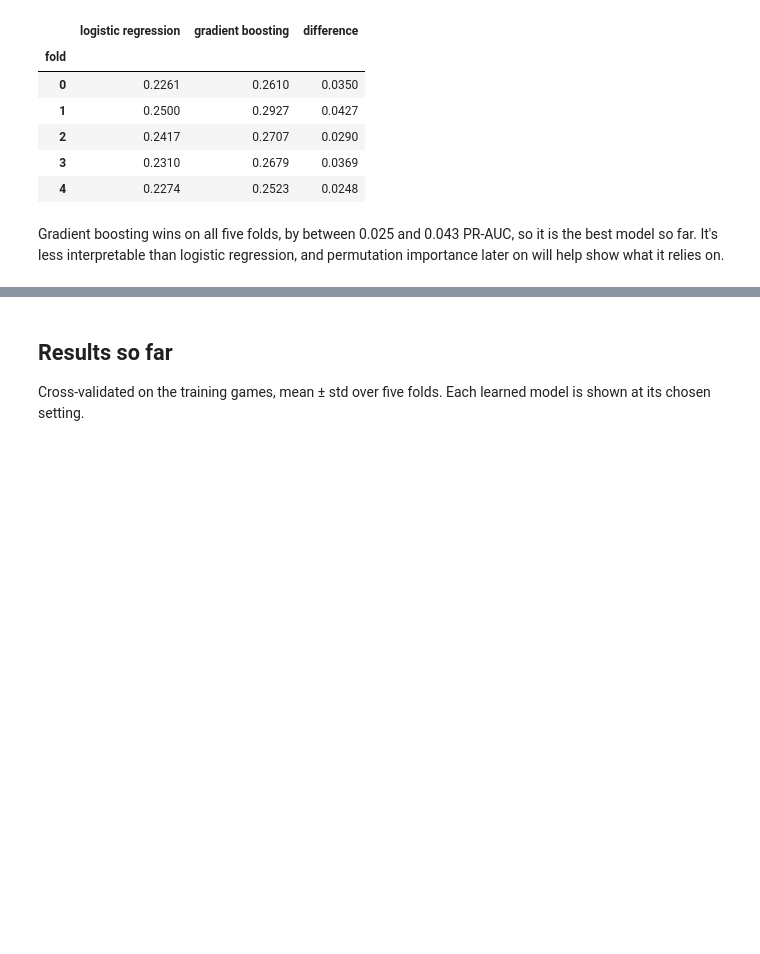
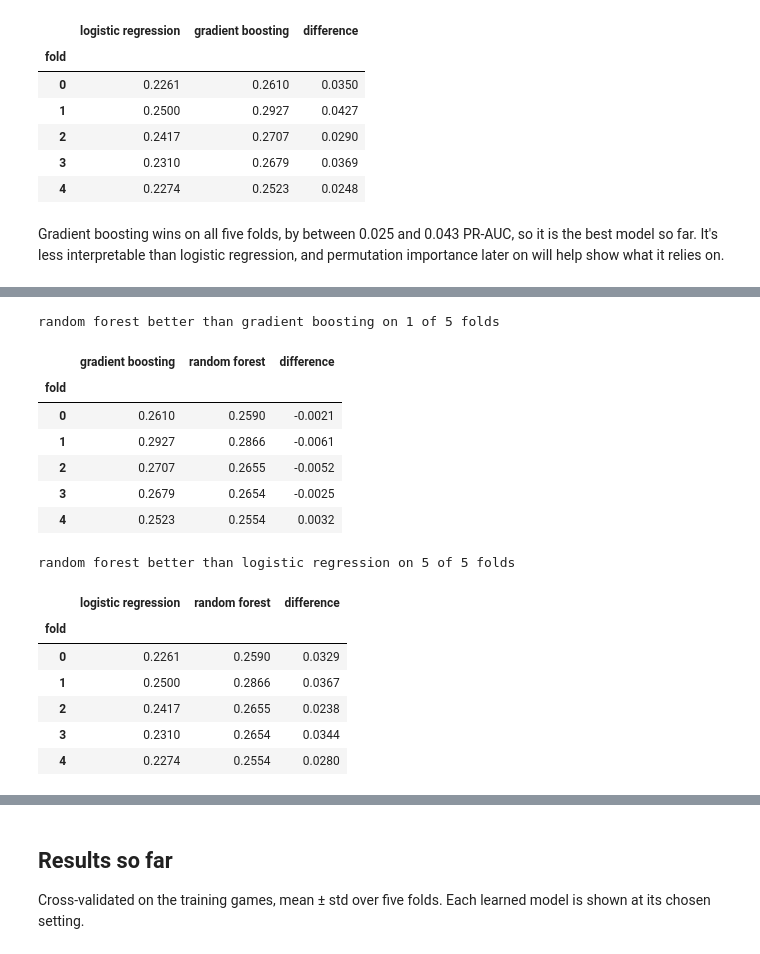
Before and after one commit to patrick-oreilly/chess-blunder-risk, a Jupyter notebook: notebooks/04_model_comparison.ipynb, the cells around one changed output, grey strips where cells are left out. Cells and saved outputs as stored; diff of their text form; code cells hidden in the pictures; blank space fills up the shorter version.

```diff
--- a/notebooks/04_model_comparison.ipynb
+++ b/notebooks/04_model_comparison.ipynb
@@ -248,0 +313,23 @@ help show what it relies on.
+# %%
+for rival, scores in [('gradient boosting', gb.fold_scores), ('logistic regression', lr.fold_scores)]:
+    paired = modelling.fold_differences(scores, rf.fold_scores).rename(
+        columns={'a': rival, 'b': 'random forest', 'b - a': 'difference'})
+    print(f"random forest better than {rival} on {(paired['difference'] > 0).sum()} of {len(paired)} folds")
+    display(paired.round(4))
+# %% [output]
+random forest better than gradient boosting on 1 of 5 folds
+|  | gradient boosting | random forest | difference |
+| fold |  |  |  |
+| 0 | 0.2610 | 0.2590 | -0.0021 |
+| 1 | 0.2927 | 0.2866 | -0.0061 |
+| 2 | 0.2707 | 0.2655 | -0.0052 |
+| 3 | 0.2679 | 0.2654 | -0.0025 |
+| 4 | 0.2523 | 0.2554 | 0.0032 |
+random forest better than logistic regression on 5 of 5 folds
+|  | logistic regression | random forest | difference |
+| fold |  |  |  |
+| 0 | 0.2261 | 0.2590 | 0.0329 |
+| 1 | 0.2500 | 0.2866 | 0.0367 |
+| 2 | 0.2417 | 0.2655 | 0.0238 |
+| 3 | 0.2310 | 0.2654 | 0.0344 |
+| 4 | 0.2274 | 0.2554 | 0.0280 |
```
Also changed, not shown: parts of 11 cells of this notebook, 2 other files.
